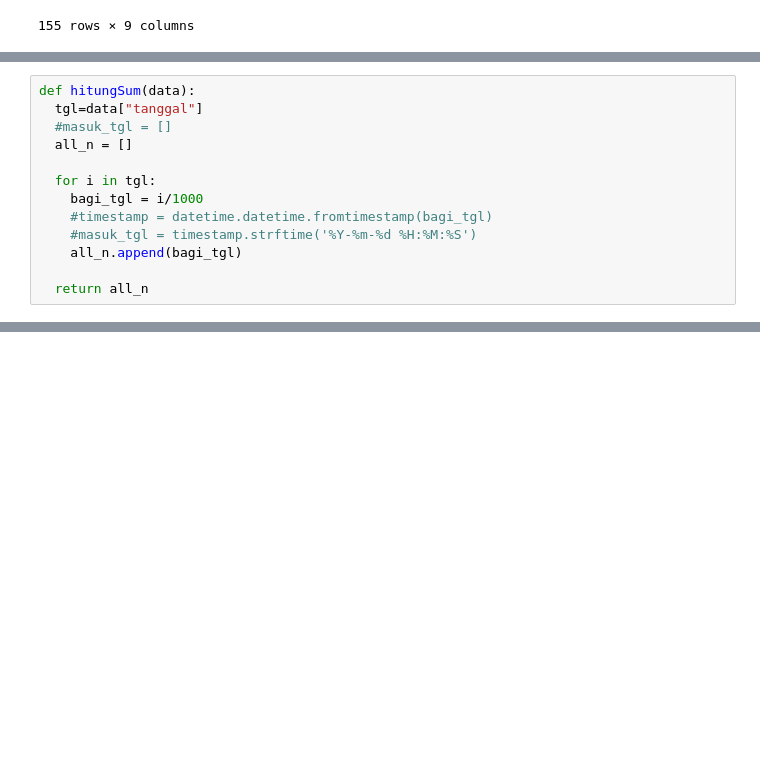
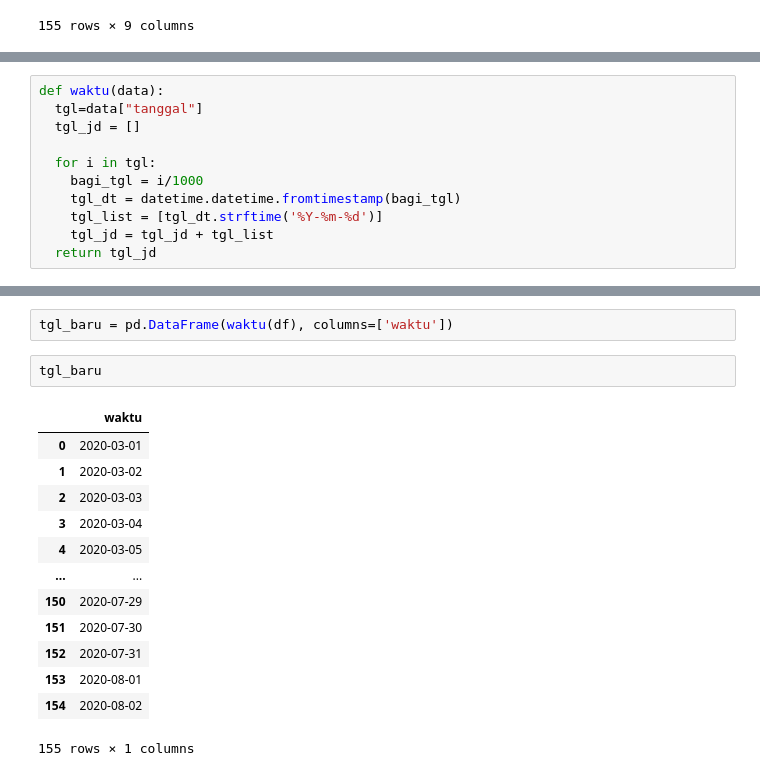
Before and after one commit to setyo-dwi-pratama/covid-19, a Jupyter notebook: covid_jabar.ipynb, the cells around one changed output, grey strips where cells are left out. Saved outputs shown, nothing was run; the diff lists cells and outputs as text; blank space fills up the shorter version.

```diff
--- a/covid_jabar.ipynb
+++ b/covid_jabar.ipynb
@@ -83,13 +68,11 @@ Name: tanggal, Length: 155, dtype: int64
 # %%
-def hitungSum(data):
+def waktu(data):
   tgl=data["tanggal"]
-  #masuk_tgl = []
-  all_n = []
+  tgl_jd = []
 
   for i in tgl:
     bagi_tgl = i/1000
-    #timestamp = datetime.datetime.fromtimestamp(bagi_tgl)
-    #masuk_tgl = timestamp.strftime('%Y-%m-%d %H:%M:%S')
-    all_n.append(bagi_tgl)
-
-  return all_n
+    tgl_dt = datetime.datetime.fromtimestamp(bagi_tgl)
+    tgl_list = [tgl_dt.strftime('%Y-%m-%d')]
+    tgl_jd = tgl_jd + tgl_list
+  return tgl_jd
@@ -158,0 +79,18 @@ print(timestamp.strftime('%Y-%m-%d %H:%M:%S'))
+# %%
+tgl_baru = pd.DataFrame(waktu(df), columns=['waktu'])
+# %%
+tgl_baru
+# %% [output]
+|  | waktu |
+| 0 | 2020-03-01 |
+| 1 | 2020-03-02 |
+| 2 | 2020-03-03 |
+| 3 | 2020-03-04 |
+| 4 | 2020-03-05 |
+| ... | ... |
+| 150 | 2020-07-29 |
+| 151 | 2020-07-30 |
+| 152 | 2020-07-31 |
+| 153 | 2020-08-01 |
+| 154 | 2020-08-02 |
+155 rows × 1 columns
```
Also changed, not shown: parts of 11 cells of this notebook.
